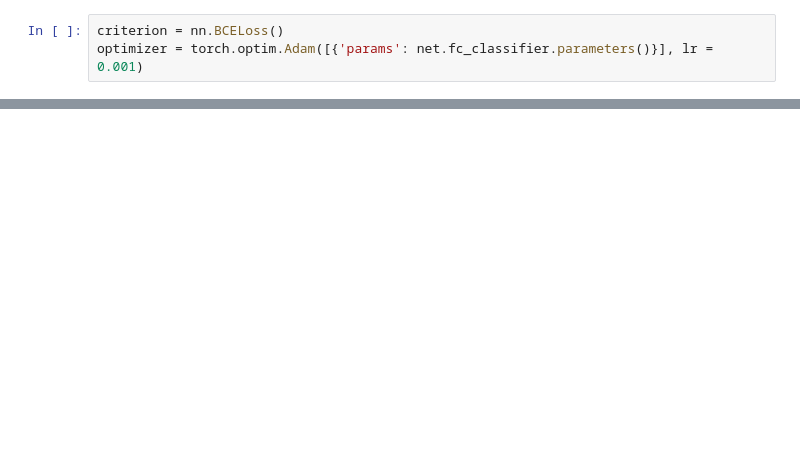
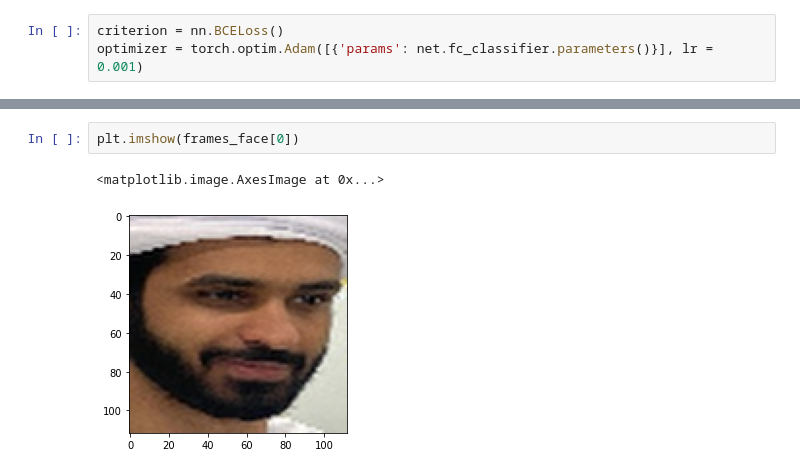
Before and after one commit to foamliu/MobileFaceNet, a Jupyter notebook: custom_classifier_training_and_testing.ipynb, the cells around one changed output, grey strips where cells are left out. Drawn from its saved outputs; the diff is of its cells as text; blank space fills up the shorter version.

```diff
--- a/custom_classifier_training_and_testing.ipynb
+++ b/custom_classifier_training_and_testing.ipynb
@@ -365,0 +412,5 @@ for i in pred_result:
+# %%
+plt.imshow(frames_face[0])
+# %% [output]
+<matplotlib.image.AxesImage at 0x...>
+[figure, added]
```
Also changed, not shown: parts of 71 cells of this notebook.
